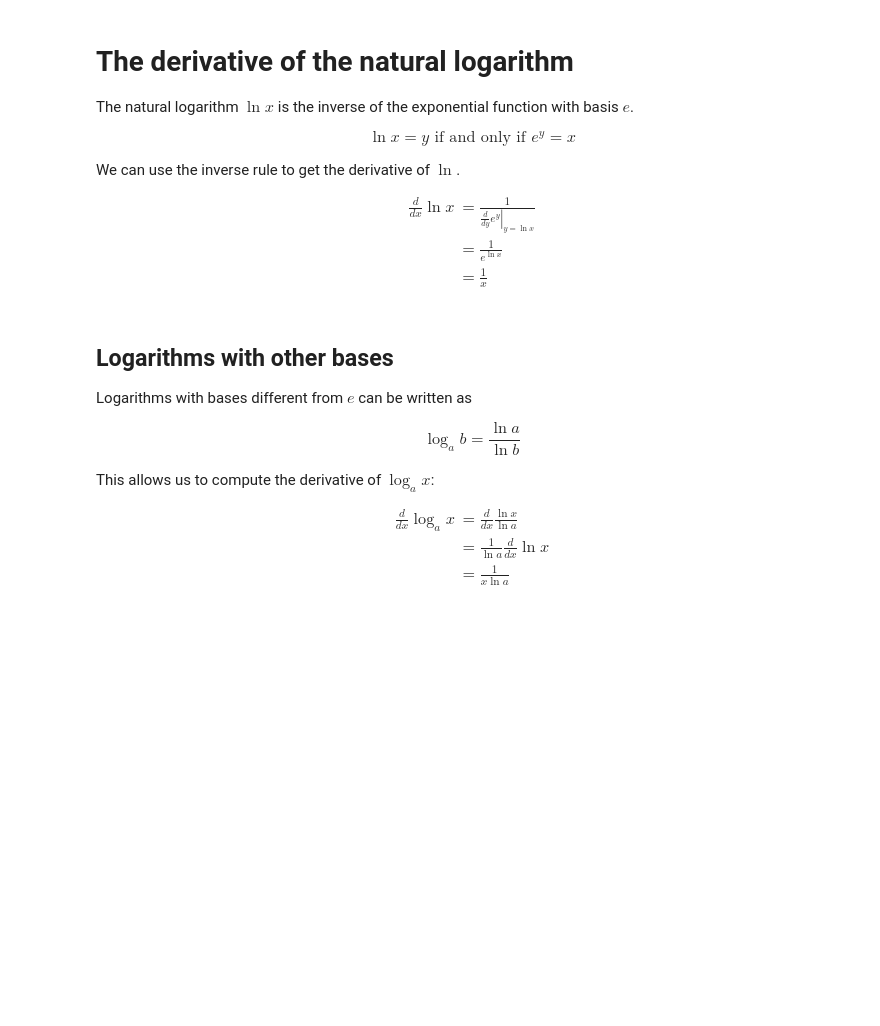
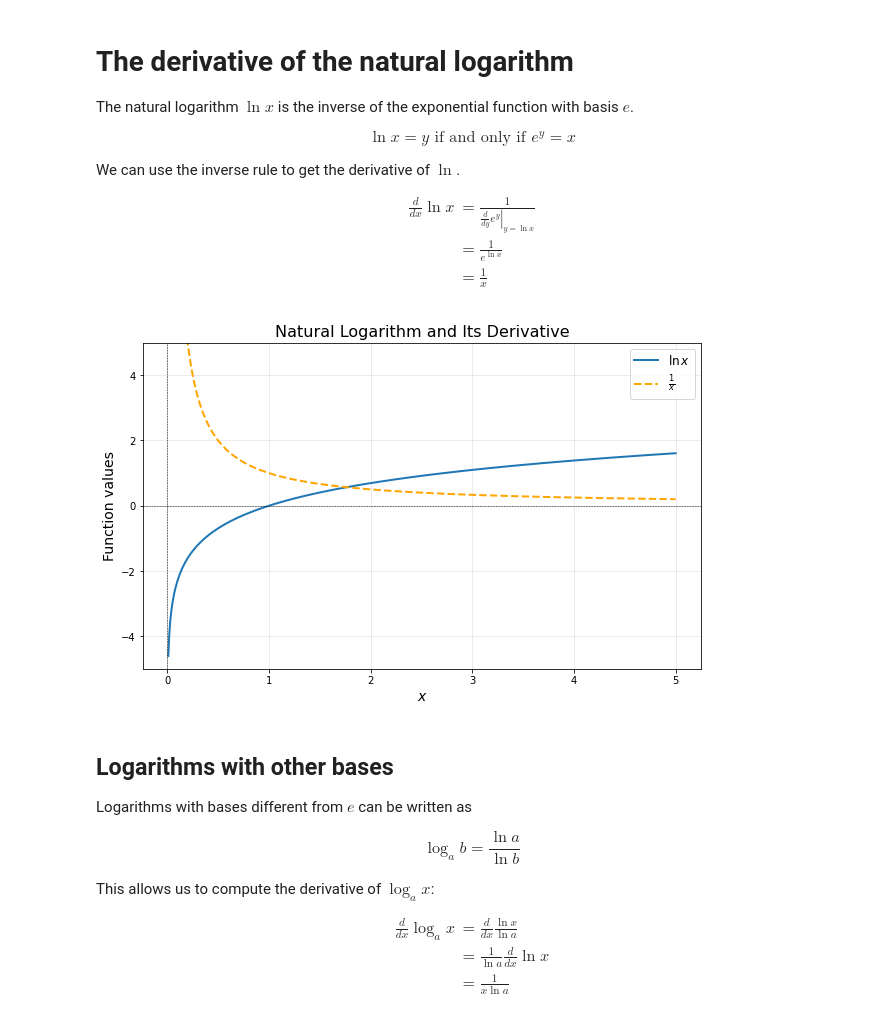
Before and after one commit to gerhardJaeger/mathML_24_25, a Jupyter notebook: session21/Notebook21.ipynb, the cells around one changed output. Drawn from its saved outputs; the diff is of its cells as text; code cells hidden in the pictures; blank space fills up the shorter version.

Commit message:
graphics for logarithm added

```diff
--- a/session21/Notebook21.ipynb
+++ b/session21/Notebook21.ipynb
@@ -215,6 +215,39 @@ $$
 &= \frac{1}{x}
 \end{align}
 $$
+# %%
+import numpy as np
+import matplotlib.pyplot as plt
+
+# Define the natural logarithm and its derivative
+def ln(x):
+    return np.log(x)
+
+def dln(x):
+    return 1 / x
+
+# Define the x range for the plot (avoid x=0 to prevent undefined values)
+x = np.linspace(0.01, 5, 500)
+y_ln = ln(x)
+y_dln = dln(x)
+
+# Plot the natural logarithm and its derivative with y-axis limits
+plt.figure(figsize=(10, 6))
+plt.plot(x, y_ln, label=r"$\ln x$", linewidth=2)
+plt.plot(x, y_dln, label=r"$\frac{1}{x}$", linestyle="--", linewidth=2, color="orange")
+
+# Add labels, legend, and grid
+plt.title("Natural Logarithm and Its Derivative", fontsize=16)
+plt.xlabel("$x$", fontsize=14)
+plt.ylabel("Function values", fontsize=14)
+plt.axhline(0, color="black", linewidth=0.5, linestyle="--")
+plt.axvline(0, color="black", linewidth=0.5, linestyle="--")
+plt.ylim(-5, 5)  # Limit y-axis to -5 to 5
+plt.legend(fontsize=12)
+plt.grid(alpha=0.3)
+plt.show()
+# %% [output]
+[figure, added]
 # %% [markdown]
 ## Logarithms with other bases
 
```
Also changed, not shown: parts of 11 cells of this notebook.
